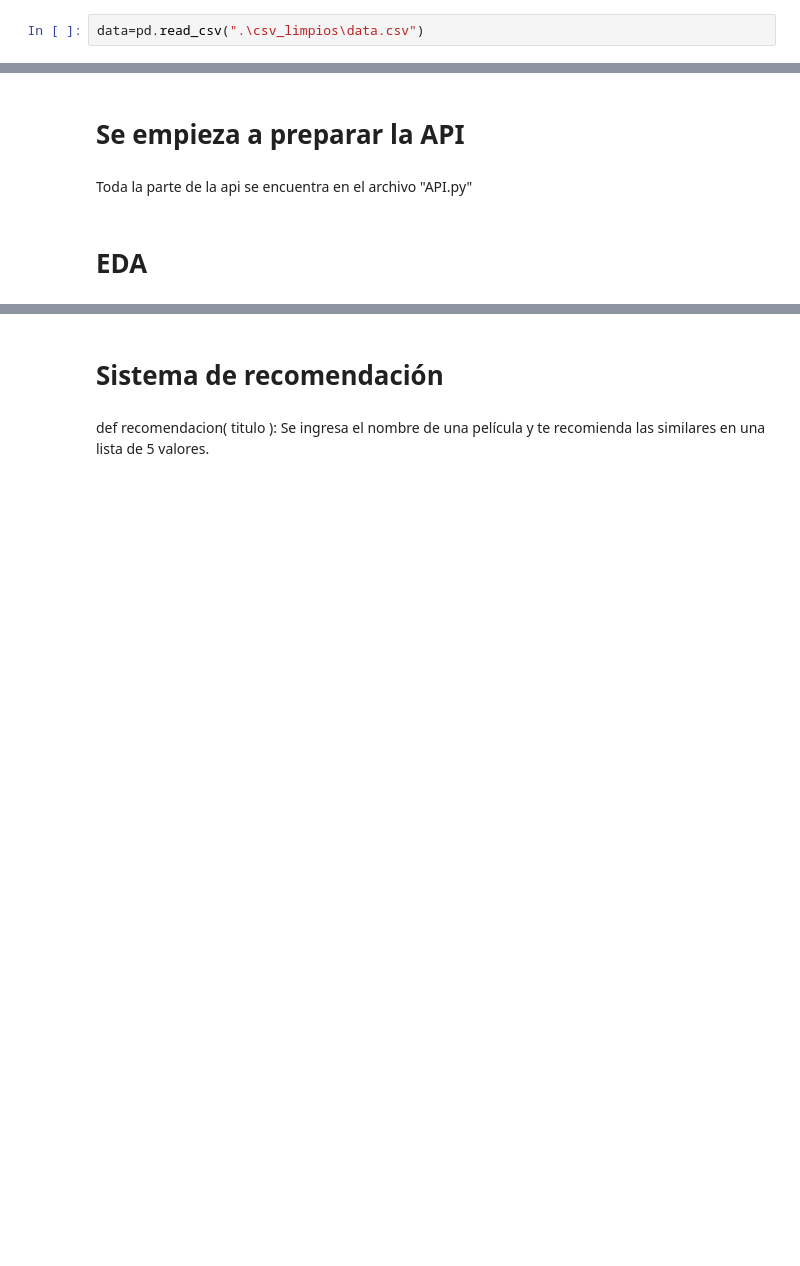
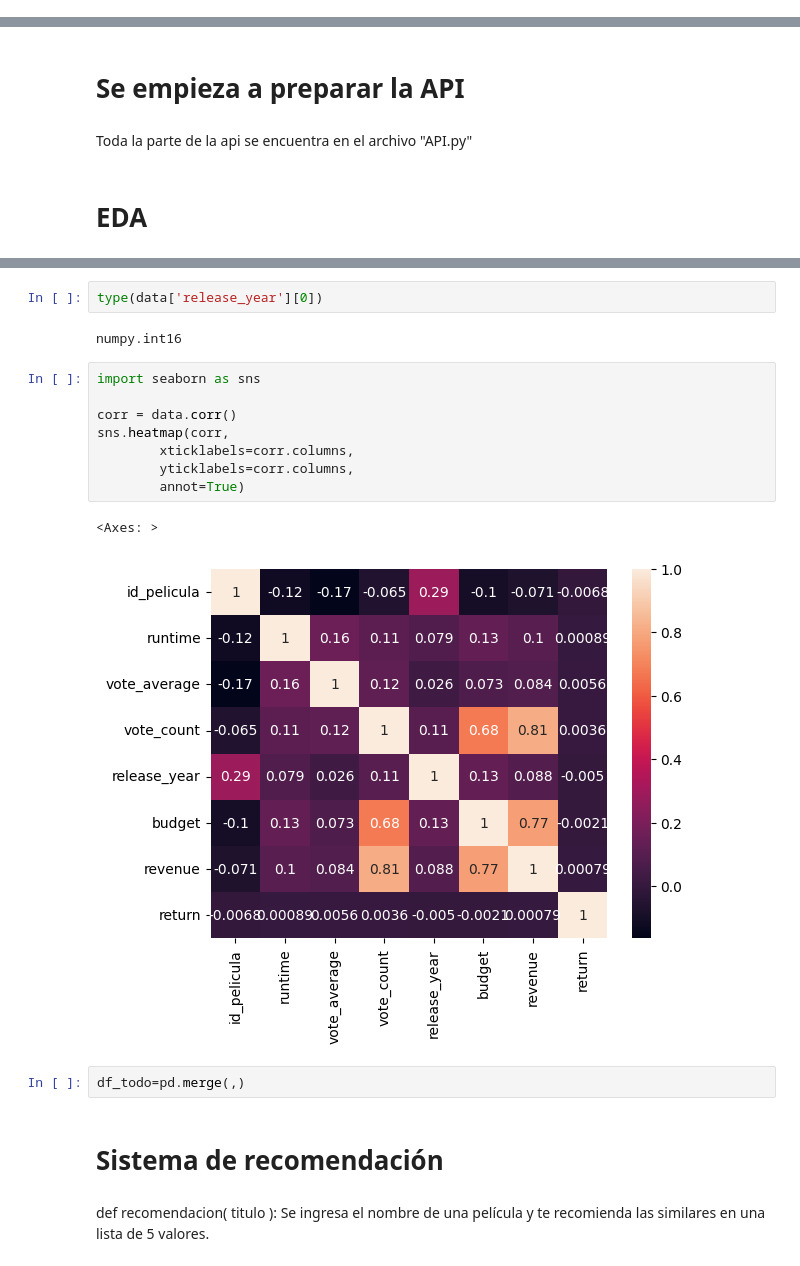
Before and after one commit to A-Lasso/Proyecto_Individual1, a Jupyter notebook: Codigo.ipynb, the cells around one changed output, grey strips where cells are left out. Saved outputs shown, nothing was run; the diff lists cells and outputs as text; blank space fills up the shorter version.

```diff
--- a/Codigo.ipynb
+++ b/Codigo.ipynb
@@ -1145,2 +1166,0 @@ df_crew.to_csv(r"D:\Programacion\DataScience_Henry\Proyecto_Individual1\csv_limp
-# %%
-data=pd.read_csv(".\csv_limpios\data.csv")
@@ -1161,3 +1178,20 @@ Toda la parte de la api se encuentra en el archivo "API.py"
+# %%
+type(data['release_year'][0])
+# %% [output]
+numpy.int16
+# %%
+import seaborn as sns
+
+corr = data.corr()
+sns.heatmap(corr,
+        xticklabels=corr.columns,
+        yticklabels=corr.columns,
+        annot=True)
+# %% [output]
+<Axes: >
+[figure, added]
+# %%
+df_todo=pd.merge(,)
 # %% [markdown]
 # Sistema de recomendación
 # %% [markdown]
```
Also changed, not shown: parts of 36 cells of this notebook, 3 other files.
